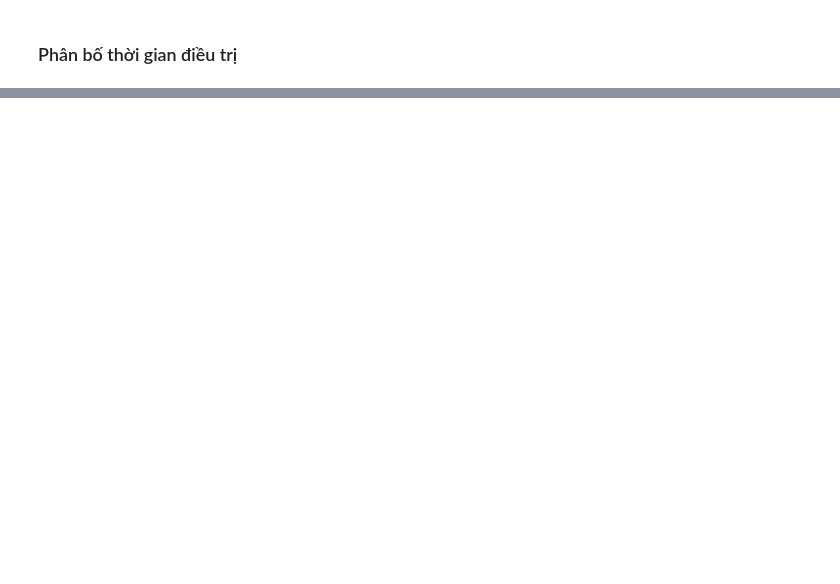
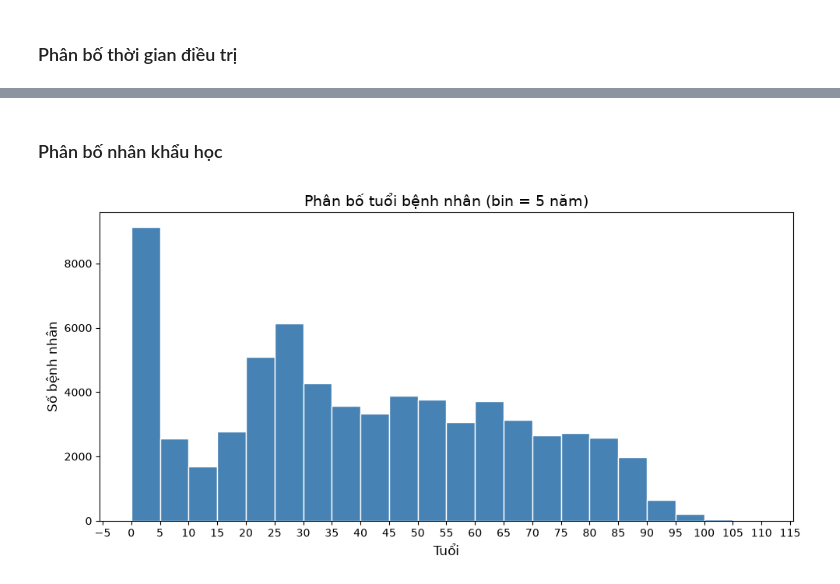
Before and after one commit to thiennguyen37-qn/Dieu-Tri-medical-data-2016, a Jupyter notebook: 03_eda.ipynb, the cells around one changed output, grey strips where cells are left out. Drawn from its saved outputs; the diff is of its cells as text; code cells hidden in the pictures; blank space fills up the shorter version.

```diff
--- a/03_eda.ipynb
+++ b/03_eda.ipynb
@@ -32,0 +104,17 @@ sns.scatterplot(data = model_df, x = 'Kinh độ', y = 'Vĩ độ', hue = 'Vùng
+# %% [markdown]
+### Phân bố nhân khẩu học
+# %%
+age_min = model_df['Tuổi'].min()
+age_max = model_df['Tuổi'].max()
+bins = range(age_min - (age_min % 5), age_max + 6, 5)
+
+fig, ax = plt.subplots(figsize=(10, 5))
+ax.hist(model_df['Tuổi'], bins=list(bins), edgecolor='white', color='steelblue')
+ax.set_xlabel('Tuổi', fontsize=12)
+ax.set_ylabel('Số bệnh nhân', fontsize=12)
+ax.set_title('Phân bố tuổi bệnh nhân (bin = 5 năm)', fontsize=14)
+ax.xaxis.set_major_locator(plt.MultipleLocator(5))
+plt.tight_layout()
+plt.show()
+# %% [output]
+[figure, added]
```
Also changed, not shown: parts of 18 cells of this notebook, 2 other files.
